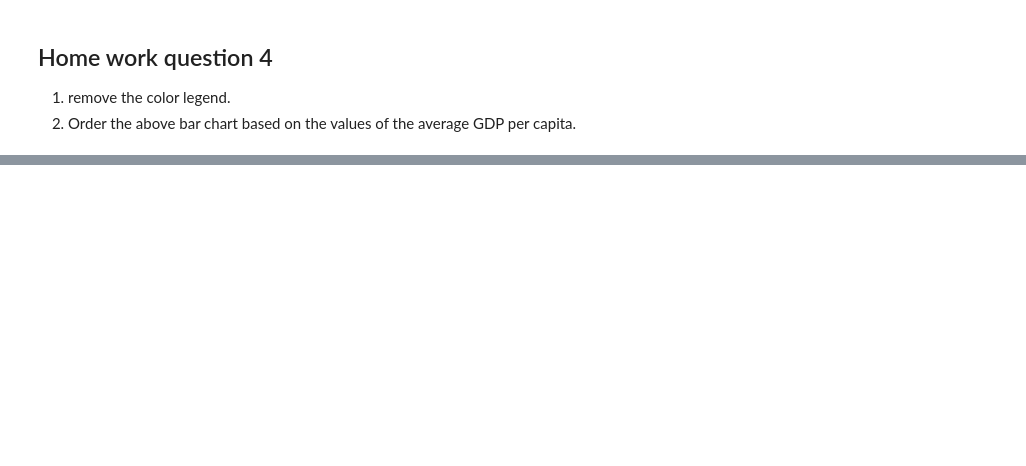
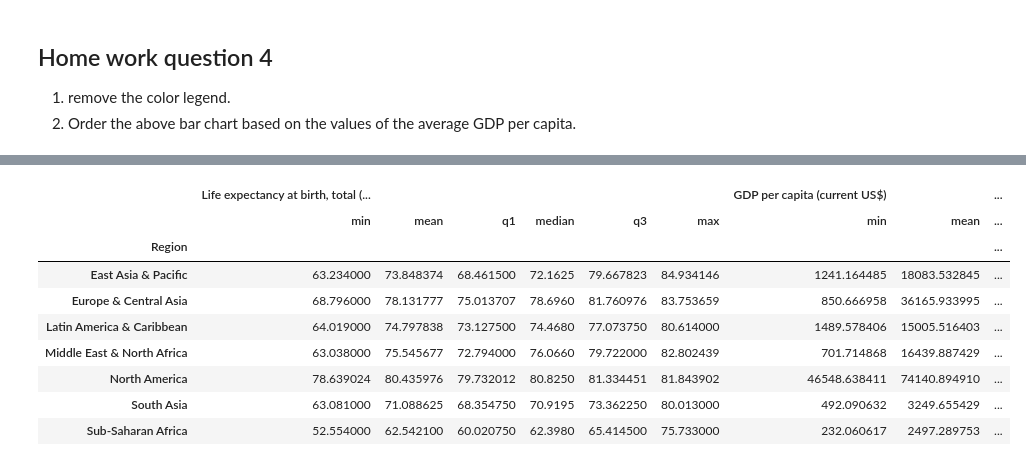
Before and after one commit to vvikasreddy/Umbc_data690_fall2024, a Jupyter notebook: Assignments/Assignment_06.ipynb, the cells around one changed output, grey strips where cells are left out. Saved outputs shown, nothing was run; the diff lists cells and outputs as text; code cells hidden in the pictures; blank space fills up the shorter version.

```diff
--- a/Assignments/Assignment_06.ipynb
+++ b/Assignments/Assignment_06.ipynb
@@ -479,0 +588,28 @@ fig.update_layout(showlegend=False)
+# %%
+def q1(x):
+    return x.quantile(0.25)
+
+def q3(x):
+    return x.quantile(0.75)
+
+
+
+df_group = df_2018.groupby("Region").aggregate(
+    {
+     'Life expectancy at birth, total (years)': ['min', 'mean', q1, "median", q3, 'max'],
+     'GDP per capita (current US$)': ['min', 'mean', q1, "median", q3, 'max']
+    }
+)
+
+df_group
+# %% [output]
+|  | Life expectancy at birth, total (... |  |  |  |  |  | GDP per capita (current US$) |  | ... |
+|  | min | mean | q1 | median | q3 | max | min | mean | ... |
+| Region |  |  |  |  |  |  |  |  | ... |
+| East Asia & Pacific | 63.234000 | 73.848374 | 68.461500 | 72.1625 | 79.667823 | 84.934146 | 1241.164485 | 18083.532845 | ... |
+| Europe & Central Asia | 68.796000 | 78.131777 | 75.013707 | 78.6960 | 81.760976 | 83.753659 | 850.666958 | 36165.933995 | ... |
+| Latin America & Caribbean | 64.019000 | 74.797838 | 73.127500 | 74.4680 | 77.073750 | 80.614000 | 1489.578406 | 15005.516403 | ... |
+| Middle East & North Africa | 63.038000 | 75.545677 | 72.794000 | 76.0660 | 79.722000 | 82.802439 | 701.714868 | 16439.887429 | ... |
+| North America | 78.639024 | 80.435976 | 79.732012 | 80.8250 | 81.334451 | 81.843902 | 46548.638411 | 74140.894910 | ... |
+| South Asia | 63.081000 | 71.088625 | 68.354750 | 70.9195 | 73.362250 | 80.013000 | 492.090632 | 3249.655429 | ... |
+| Sub-Saharan Africa | 52.554000 | 62.542100 | 60.020750 | 62.3980 | 65.414500 | 75.733000 | 232.060617 | 2497.289753 | ... |
```
Also changed, not shown: parts of 40 cells of this notebook.
